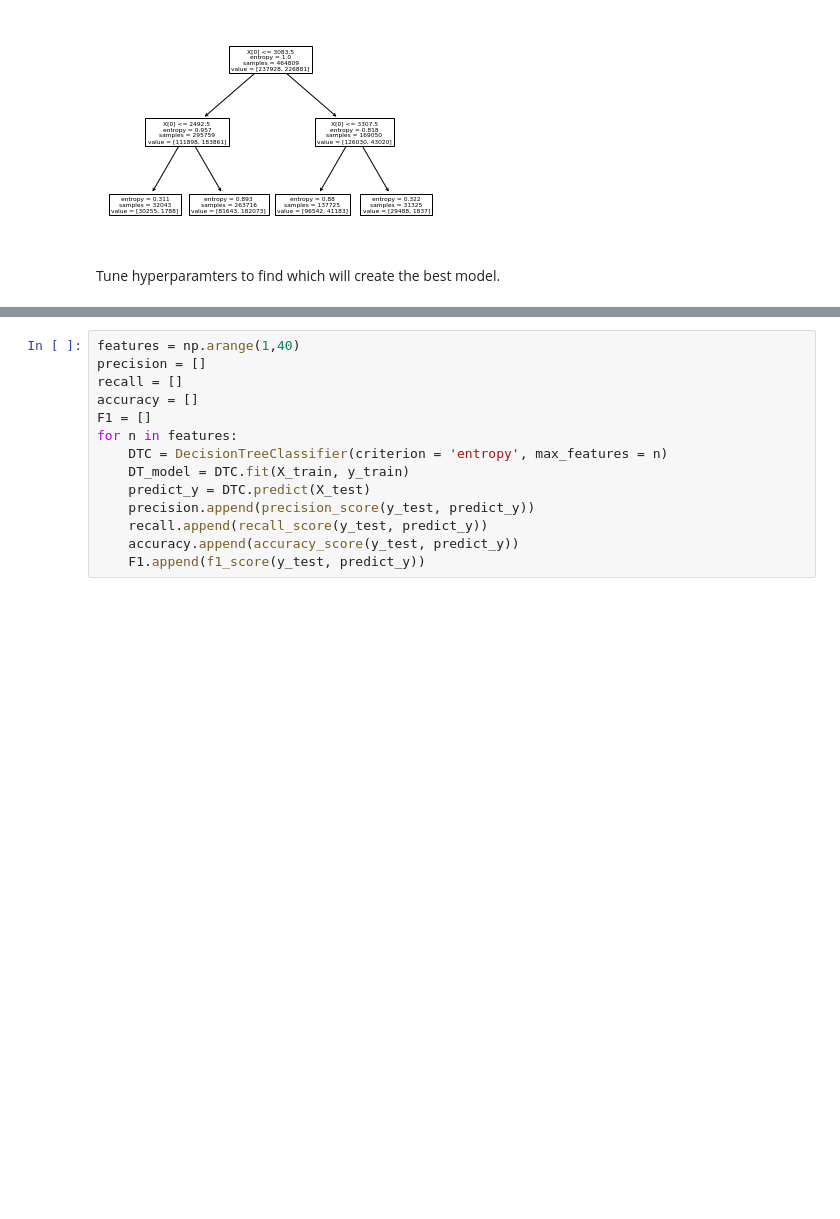
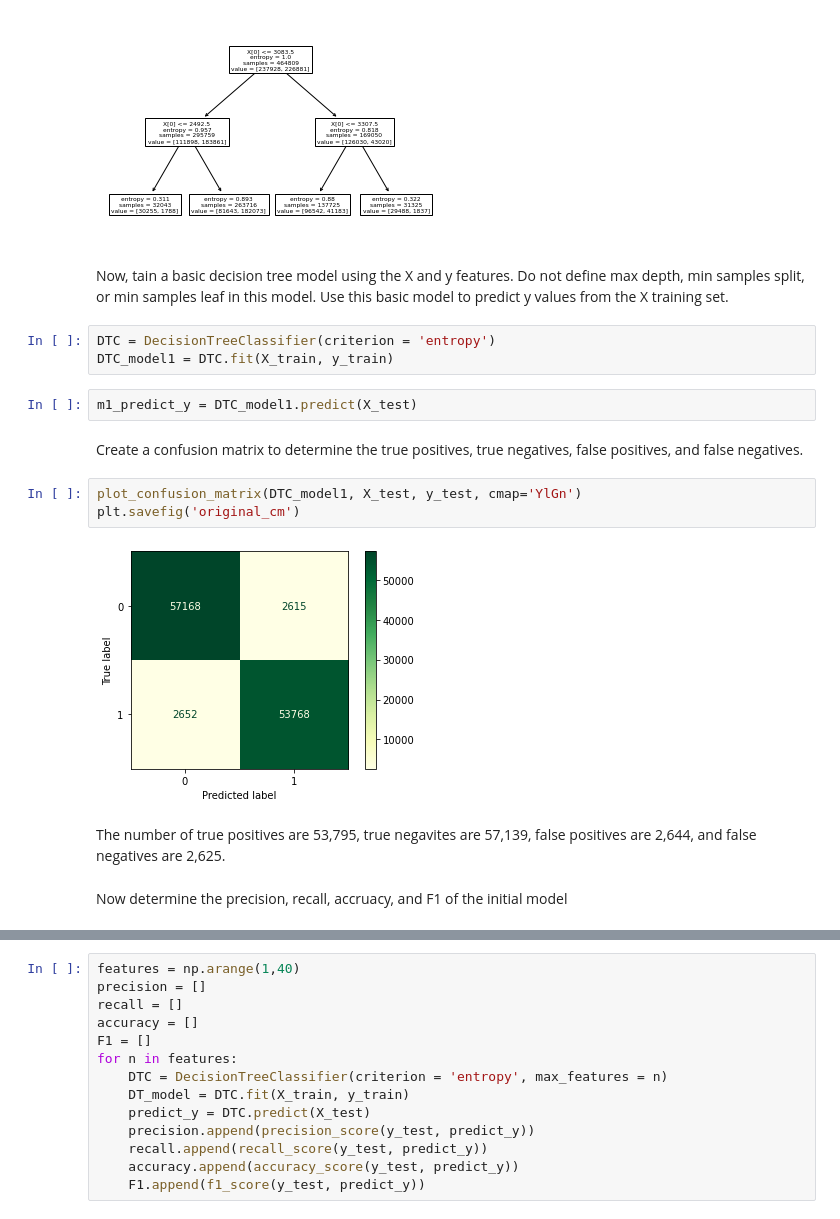
Before and after one commit to sreagan1/Semester2_Capstone_SageR, a Jupyter notebook: Tree Coverage Capstone.ipynb, the cells around one changed output, grey strips where cells are left out. Saved outputs shown, nothing was run; the diff lists cells and outputs as text; blank space fills up the shorter version.

```diff
--- a/Tree Coverage Capstone.ipynb
+++ b/Tree Coverage Capstone.ipynb
@@ -164,5 +137,21 @@ tree.plot_tree(pruned_model)
 plt.savefig('DTC')
 # %% [output]
 [figure]
-# %% [markdown]
-Tune hyperparamters to find which will create the best model.
+# %% [markdown]
+Now, tain a basic decision tree model using the X and y features. Do not define max depth, min samples split, or min samples leaf in this model. Use this basic model to predict y values from the X training set.
+# %%
+DTC = DecisionTreeClassifier(criterion = 'entropy')
+DTC_model1 = DTC.fit(X_train, y_train)
+# %%
+m1_predict_y = DTC_model1.predict(X_test)
+# %% [markdown]
+Create a confusion matrix to determine the true positives, true negatives, false positives, and false negatives.
+# %%
+plot_confusion_matrix(DTC_model1, X_test, y_test, cmap='YlGn')
+plt.savefig('original_cm')
+# %% [output]
+[figure, added]
+# %% [markdown]
+The number of true positives are 53,795, true negavites are 57,139, false positives are 2,644, and false negatives are 2,625.
+# %% [markdown]
+Now determine the precision, recall, accruacy, and F1 of the initial model
```
Also changed, not shown: parts of 78 cells of this notebook.
